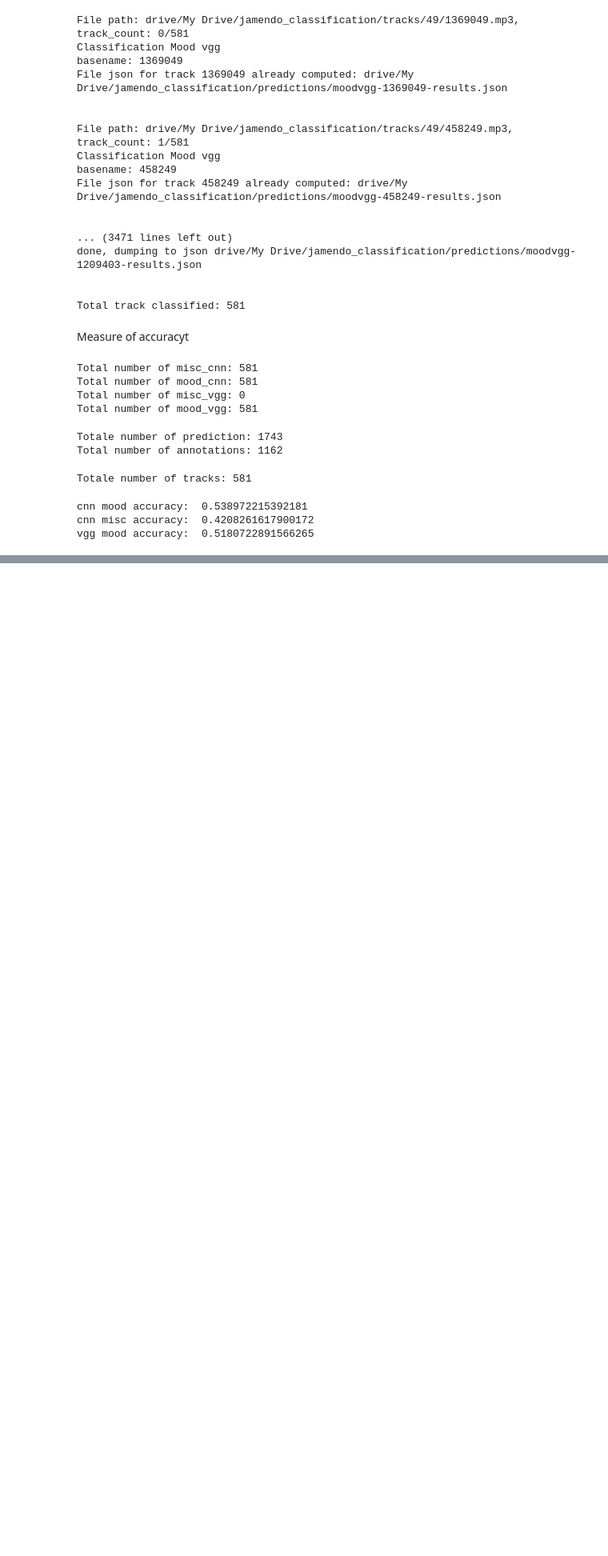
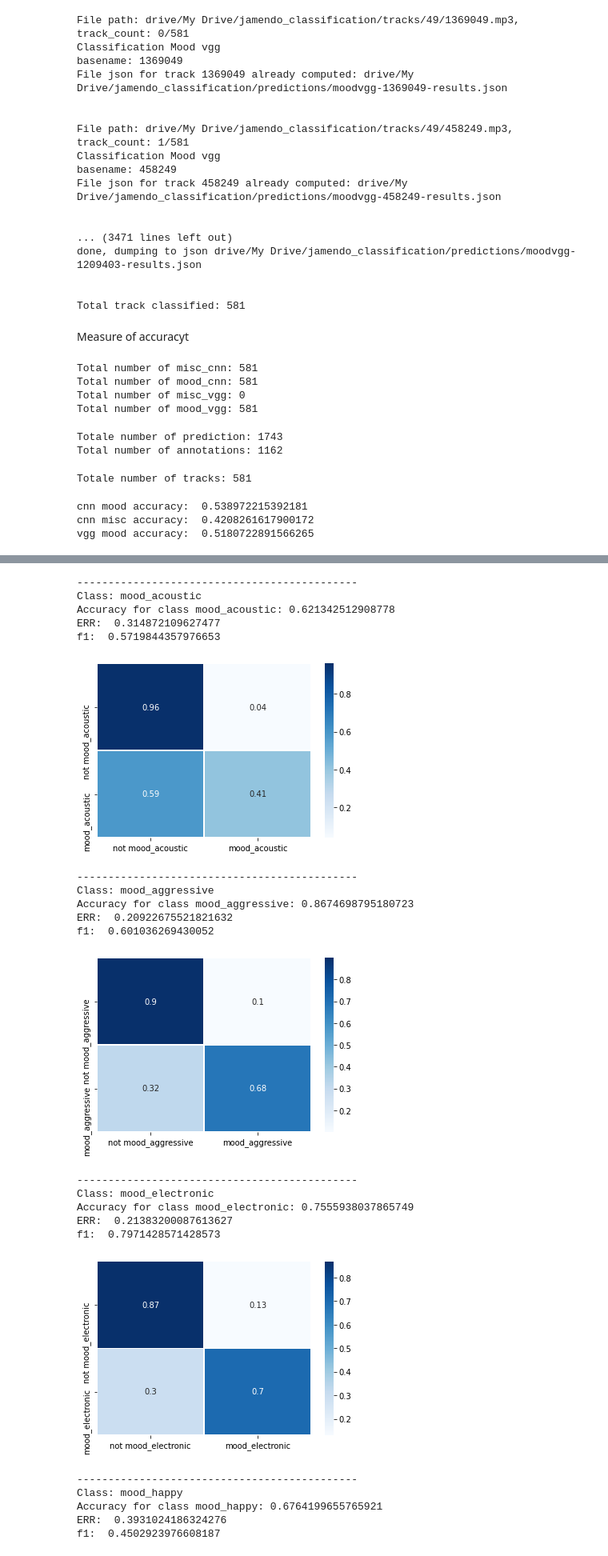
Before and after one commit to RonFrancesca/AnalysisEssentiamodels-MTGJamendodataset, a Jupyter notebook: Large-scale music data analysis assignment.ipynb, the cells around one changed output, grey strips where cells are left out. Shown: that part at 80% size. Cells and saved outputs as stored; diff of their text form; code cells hidden in the pictures; blank space fills up the shorter version.

```diff
--- a/Large-scale music data analysis assignment.ipynb
+++ b/Large-scale music data analysis assignment.ipynb
@@ -730 +777,45 @@ Class: voice_instrumental
 [figure]
+# %%
+#confusion metric mood vgg
+# plot all confusion matrix for mood...
+for mood_class in mood_gt_classification_dict.keys():
+  print('---------------------------------------------')
+  print('Class:', mood_class)
+  gt_mood_class = list(map(int, mood_gt_classification_dict[mood_class]))
+  pred_mood_class_vgg = mood_vgg_classification_dict[mood_class]
+  accuracy_mood_class_vgg = accuracy_score(gt_mood_class, pred_mood_class_vgg)
+  print("Accuracy for class {}: {}".format(mood_class, accuracy_mood_class_vgg))
+  matrix_test = confusion_matrix(gt_mood_class, pred_mood_class_vgg, normalize='true')
+  tn, fp, fn, tp = matrix_test.ravel()
+  ERR = (fp + fn)/(tn + tp + fp + fn)
+  print("ERR: ", ERR)
+  f1 = f1_score(gt_mood_class, pred_mood_class_vgg)
+  precision = precision_score(gt_mood_class, pred_mood_class_vgg)
+  recall = recall_score(gt_mood_class, pred_mood_class_vgg)
+  print("f1: ", f1)
+  ax = sns.heatmap(matrix_test, linewidth=0.5, annot=True, cmap="Blues", xticklabels= ['not ' + mood_class, mood_class], yticklabels= ['not ' + mood_class, mood_class])
+  plt.show()
+# %% [output]
+---------------------------------------------
+Class: mood_acoustic
+Accuracy for class mood_acoustic: 0.621342512908778
+ERR:  0.314872109627477
+f1:  0.5719844357976653
+[figure, added]
+---------------------------------------------
+Class: mood_aggressive
+Accuracy for class mood_aggressive: 0.8674698795180723
+ERR:  0.20922675521821632
+f1:  0.601036269430052
+[figure, added]
+---------------------------------------------
+Class: mood_electronic
+Accuracy for class mood_electronic: 0.7555938037865749
+ERR:  0.21383200087613627
+f1:  0.7971428571428573
+[figure, added]
+---------------------------------------------
+Class: mood_happy
+Accuracy for class mood_happy: 0.6764199655765921
+ERR:  0.3931024186324276
+f1:  0.4502923976608187
```
Also changed, not shown: parts of 5 cells of this notebook.
